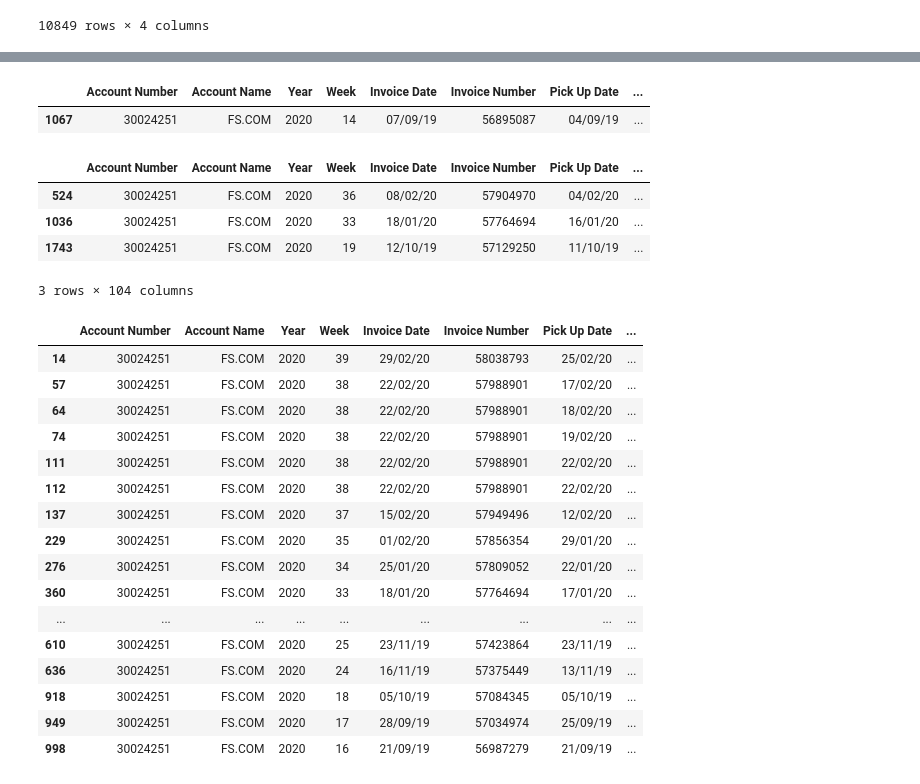
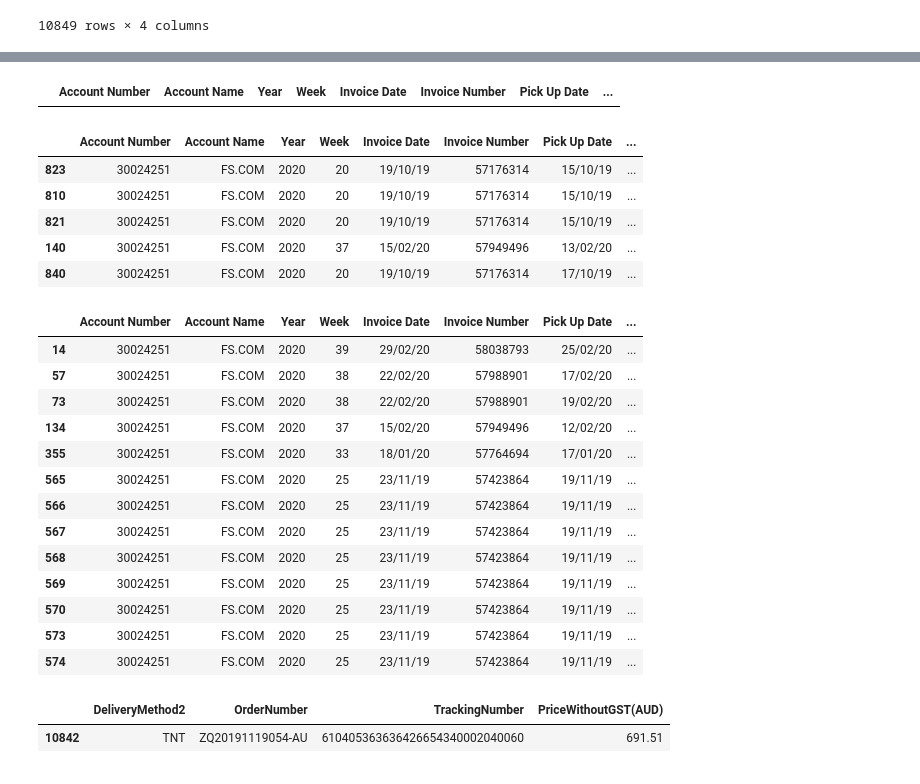
Before and after one commit to viffsi/Office_supply, a Jupyter notebook: delivery_fees.ipynb, the cells around one changed output, grey strips where cells are left out. Drawn from its saved outputs; the diff is of its cells as text; code cells hidden in the pictures.

```diff
--- a/delivery_fees.ipynb
+++ b/delivery_fees.ipynb
@@ -251,24 +247,27 @@ df_tnt = df_tnt.rename({'Consignment No':'TrackingNumber'}, axis=1)
+# %%
+df_tnt = df_tnt[df_tnt['Sender Company'] == 'FS.COM']
+df_tnt = df_tnt[df_tnt['Reference'] != 'RCM']
 # %%
 df_tnt['TrackingNumber'] = df_tnt['TrackingNumber'].astype(str)
 table_groupby['TrackingNumber'] = table_groupby['TrackingNumber'].astype(str)
+# %%
+df_tnt.loc[df_tnt['TrackingNumber'] == '']
+# %% [output]
+|  | Account Number | Account Name | Year | Week | Invoice Date | Invoice Number | Pick Up Date | ... |
 # %%
 df_tnt_lookup = df_tnt.merge(
                      table_groupby,
                      on ='TrackingNumber',
                      how ='left')
-# %%
-df_tnt_lookup.loc[df_tnt_lookup['TrackingNumber'] == '287817482']
-# %% [output]
-|  | Account Number | Account Name | Year | Week | Invoice Date | Invoice Number | Pick Up Date | ... |
-| 1067 | 30024251 | FS.COM | 2020 | 14 | 07/09/19 | 56895087 | 04/09/19 | ... |
 # %%
-df_tnt_lookup.sample(3)
+df_tnt_lookup.sample(5)
 # %% [output]
 |  | Account Number | Account Name | Year | Week | Invoice Date | Invoice Number | Pick Up Date | ... |
-| 524 | 30024251 | FS.COM | 2020 | 36 | 08/02/20 | 57904970 | 04/02/20 | ... |
-| 1036 | 30024251 | FS.COM | 2020 | 33 | 18/01/20 | 57764694 | 16/01/20 | ... |
-| 1743 | 30024251 | FS.COM | 2020 | 19 | 12/10/19 | 57129250 | 11/10/19 | ... |
+| 823 | 30024251 | FS.COM | 2020 | 20 | 19/10/19 | 57176314 | 15/10/19 | ... |
+| 810 | 30024251 | FS.COM | 2020 | 20 | 19/10/19 | 57176314 | 15/10/19 | ... |
+| 821 | 30024251 | FS.COM | 2020 | 20 | 19/10/19 | 57176314 | 15/10/19 | ... |
+| 140 | 30024251 | FS.COM | 2020 | 37 | 15/02/20 | 57949496 | 13/02/20 | ... |
+| 840 | 30024251 | FS.COM | 2020 | 20 | 19/10/19 | 57176314 | 17/10/19 | ... |
-3 rows × 104 columns
 # %%
 tempdf = df_tnt_lookup[df_tnt_lookup['PriceWithoutGST(AUD)'].isnull()]
 tempdf
@@ -276,17 +275,19 @@ tempdf
 |  | Account Number | Account Name | Year | Week | Invoice Date | Invoice Number | Pick Up Date | ... |
 | 14 | 30024251 | FS.COM | 2020 | 39 | 29/02/20 | 58038793 | 25/02/20 | ... |
 | 57 | 30024251 | FS.COM | 2020 | 38 | 22/02/20 | 57988901 | 17/02/20 | ... |
-| 64 | 30024251 | FS.COM | 2020 | 38 | 22/02/20 | 57988901 | 18/02/20 | ... |
-| 74 | 30024251 | FS.COM | 2020 | 38 | 22/02/20 | 57988901 | 19/02/20 | ... |
-| 111 | 30024251 | FS.COM | 2020 | 38 | 22/02/20 | 57988901 | 22/02/20 | ... |
-| 112 | 30024251 | FS.COM | 2020 | 38 | 22/02/20 | 57988901 | 22/02/20 | ... |
-| 137 | 30024251 | FS.COM | 2020 | 37 | 15/02/20 | 57949496 | 12/02/20 | ... |
-| 229 | 30024251 | FS.COM | 2020 | 35 | 01/02/20 | 57856354 | 29/01/20 | ... |
-| 276 | 30024251 | FS.COM | 2020 | 34 | 25/01/20 | 57809052 | 22/01/20 | ... |
-| 360 | 30024251 | FS.COM | 2020 | 33 | 18/01/20 | 57764694 | 17/01/20 | ... |
-| ... | ... | ... | ... | ... | ... | ... | ... | ... |
-| 610 | 30024251 | FS.COM | 2020 | 25 | 23/11/19 | 57423864 | 23/11/19 | ... |
-| 636 | 30024251 | FS.COM | 2020 | 24 | 16/11/19 | 57375449 | 13/11/19 | ... |
-| 918 | 30024251 | FS.COM | 2020 | 18 | 05/10/19 | 57084345 | 05/10/19 | ... |
-| 949 | 30024251 | FS.COM | 2020 | 17 | 28/09/19 | 57034974 | 25/09/19 | ... |
-| 998 | 30024251 | FS.COM | 2020 | 16 | 21/09/19 | 56987279 | 21/09/19 | ... |
+| 73 | 30024251 | FS.COM | 2020 | 38 | 22/02/20 | 57988901 | 19/02/20 | ... |
+| 134 | 30024251 | FS.COM | 2020 | 37 | 15/02/20 | 57949496 | 12/02/20 | ... |
+| 355 | 30024251 | FS.COM | 2020 | 33 | 18/01/20 | 57764694 | 17/01/20 | ... |
+| 565 | 30024251 | FS.COM | 2020 | 25 | 23/11/19 | 57423864 | 19/11/19 | ... |
+| 566 | 30024251 | FS.COM | 2020 | 25 | 23/11/19 | 57423864 | 19/11/19 | ... |
+| 567 | 30024251 | FS.COM | 2020 | 25 | 23/11/19 | 57423864 | 19/11/19 | ... |
+| 568 | 30024251 | FS.COM | 2020 | 25 | 23/11/19 | 57423864 | 19/11/19 | ... |
+| 569 | 30024251 | FS.COM | 2020 | 25 | 23/11/19 | 57423864 | 19/11/19 | ... |
+| 570 | 30024251 | FS.COM | 2020 | 25 | 23/11/19 | 57423864 | 19/11/19 | ... |
+| 573 | 30024251 | FS.COM | 2020 | 25 | 23/11/19 | 57423864 | 19/11/19 | ... |
+| 574 | 30024251 | FS.COM | 2020 | 25 | 23/11/19 | 57423864 | 19/11/19 | ... |
+# %%
+table_groupby.loc[table_groupby['TrackingNumber'] == '610405363636426654340002040060']
+# %% [output]
+|  | DeliveryMethod2 | OrderNumber | TrackingNumber | PriceWithoutGST(AUD) |
+| 10842 | TNT | ZQ20191119054-AU | 610405363636426654340002040060 | 691.51 |
```
Also changed, not shown: parts of 24 cells of this notebook.
